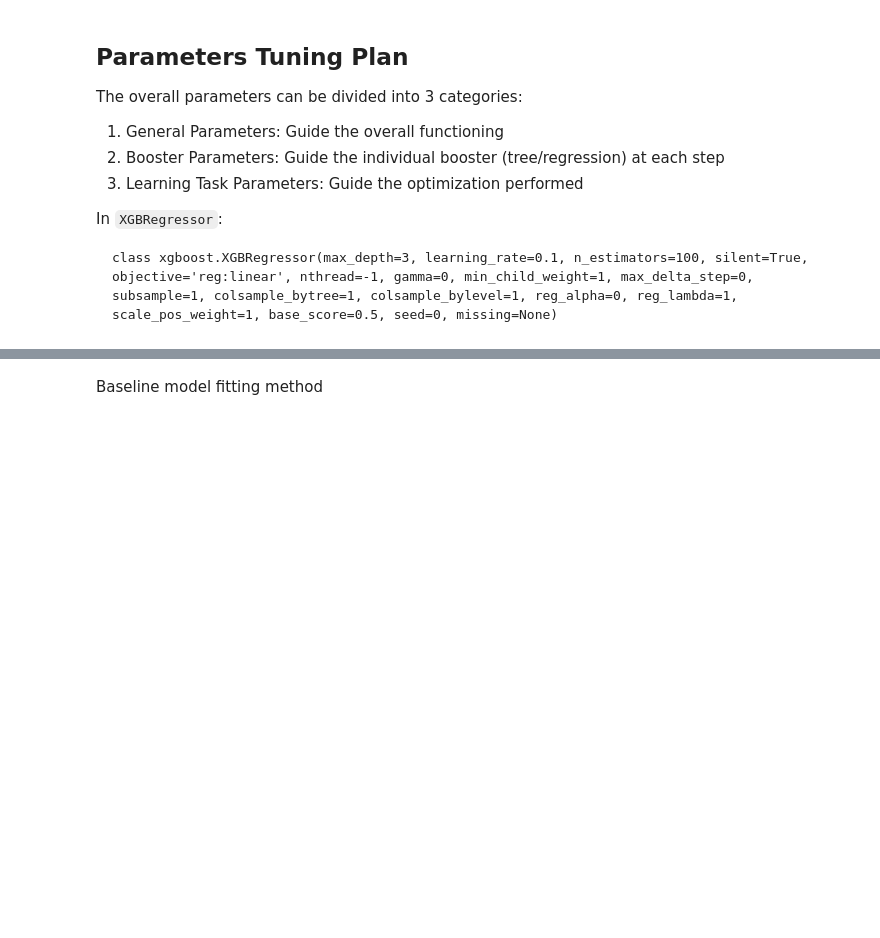
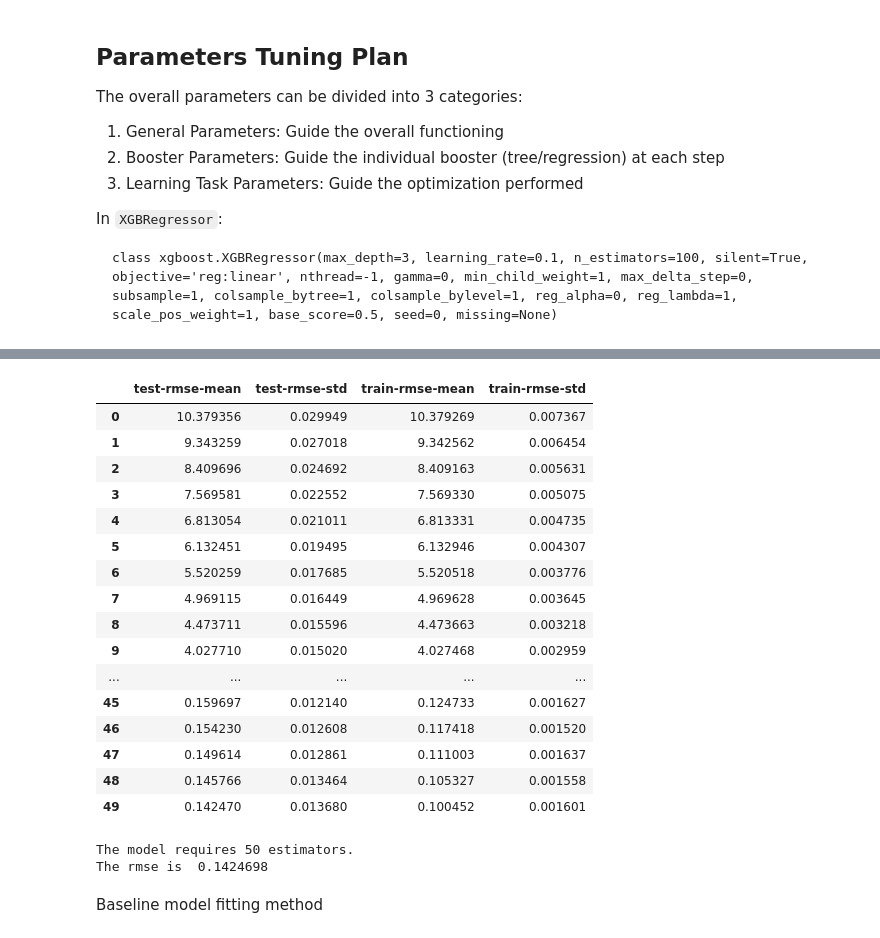
Before and after one commit to SunnyMarkLiu/Kaggle-House-Prices, a Jupyter notebook: XGBoost_and_Parameter_Tuning.ipynb, the cells around one changed output, grey strips where cells are left out. Saved outputs shown, nothing was run; the diff lists cells and outputs as text; code cells hidden in the pictures; blank space fills up the shorter version.

Commit message:
define common xgb model cross_validate tune param method

````diff
--- a/XGBoost_and_Parameter_Tuning.ipynb
+++ b/XGBoost_and_Parameter_Tuning.ipynb
@@ -58,6 +63,10 @@ train_X = train_data
 test_id = test_data['Id']
 test_data.drop('Id', axis=1, inplace=True)
 test_X = test_data
+# %%
+# formatting for xgb
+dtrain = xgb.DMatrix(train_X, label=train_Y)
+dtest = xgb.DMatrix(test_X)
 # %% [markdown]
 # XGBoost  & Parameter Tuning
 
@@ -75,3 +84,20 @@ In `XGBRegressor`:
 ```
 class xgboost.XGBRegressor(max_depth=3, learning_rate=0.1, n_estimators=100, silent=True, objective='reg:linear', nthread=-1, gamma=0, min_child_weight=1, max_delta_step=0, subsample=1, colsample_bytree=1, colsample_bylevel=1, reg_alpha=0, reg_lambda=1, scale_pos_weight=1, base_score=0.5, seed=0, missing=None)
 ```
+# %%
+# set initial parameters
+xgb_regressor = XGBRegressor(
+                learning_rate =0.1,
+                n_estimators=50,
+                max_depth=5,
+                min_child_weight=1,
+                gamma=0,
+                subsample=0.8,
+                colsample_bytree=0.8,
+                reg_lambda = 0.1,
+                reg_alpha = 0.1,
+                scale_pos_weight=1,
+                objective= 'reg:linear',
+                seed=10)
+
+xgb_param = xgb_regressor.get_xgb_params()
@@ -78,3 +191,41 @@ class xgboost.XGBRegressor(max_depth=3, learning_rate=0.1, n_estimators=100, sil
+# %%
+# use 5-fold CV
+cv_folds = 5
+# stop when perfomance does not improve for 50 rounds
+early_stopping_rounds = 50
+
+# tune number of trees
+cvresult = xgb.cv(xgb_param, dtrain, num_boost_round=xgb_param['n_estimators'], nfold=cv_folds,
+    metrics='rmse', early_stopping_rounds=early_stopping_rounds)
+
+display(cvresult)
+
+print "The model requires {} estimators.". format(cvresult.shape[0])
+# update the parameter
+n_estimators = cvresult.shape[0]
+xgb_param['n_estimators'] = n_estimators
+# performance
+print "The rmse is ", cvresult['test-rmse-mean'][n_estimators-1]
+# %% [output]
+|  | test-rmse-mean | test-rmse-std | train-rmse-mean | train-rmse-std |
+| 0 | 10.379356 | 0.029949 | 10.379269 | 0.007367 |
+| 1 | 9.343259 | 0.027018 | 9.342562 | 0.006454 |
+| 2 | 8.409696 | 0.024692 | 8.409163 | 0.005631 |
+| 3 | 7.569581 | 0.022552 | 7.569330 | 0.005075 |
+| 4 | 6.813054 | 0.021011 | 6.813331 | 0.004735 |
+| 5 | 6.132451 | 0.019495 | 6.132946 | 0.004307 |
+| 6 | 5.520259 | 0.017685 | 5.520518 | 0.003776 |
+| 7 | 4.969115 | 0.016449 | 4.969628 | 0.003645 |
+| 8 | 4.473711 | 0.015596 | 4.473663 | 0.003218 |
+| 9 | 4.027710 | 0.015020 | 4.027468 | 0.002959 |
+| ... | ... | ... | ... | ... |
+| 45 | 0.159697 | 0.012140 | 0.124733 | 0.001627 |
+| 46 | 0.154230 | 0.012608 | 0.117418 | 0.001520 |
+| 47 | 0.149614 | 0.012861 | 0.111003 | 0.001637 |
+| 48 | 0.145766 | 0.013464 | 0.105327 | 0.001558 |
+| 49 | 0.142470 | 0.013680 | 0.100452 | 0.001601 |
+The model requires 50 estimators.
+The rmse is  0.1424698
 # %%
 def model_fit(regressor, train_x, train_y, performCV=True,
               printFeatureImportance=True, cv_folds=5):
````
Also changed, not shown: parts of 6 cells of this notebook.
